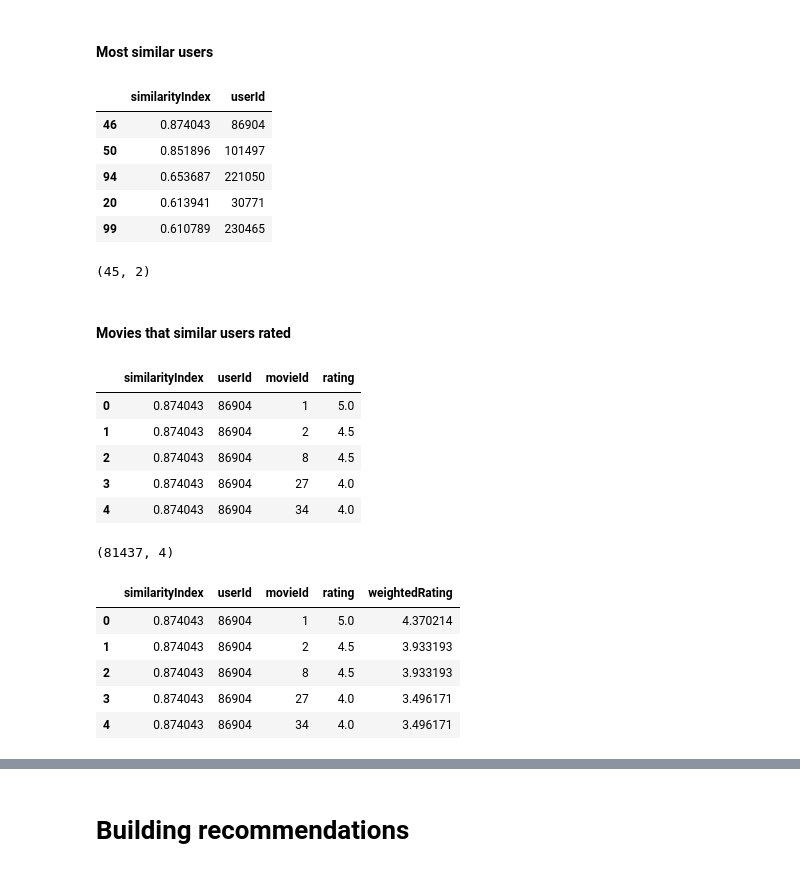
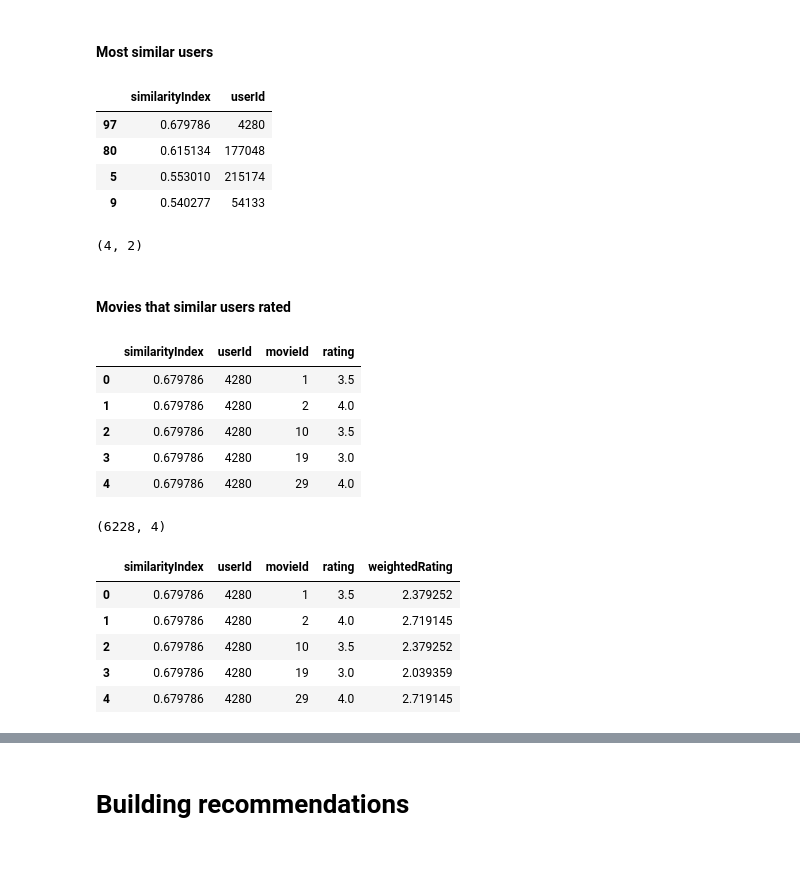
Before and after one commit to Sengoku11/movie_recommendation_system, a Jupyter notebook: recommendation_system.ipynb, the cells around one changed output, grey strips where cells are left out. Cells and saved outputs as stored; diff of their text form; code cells hidden in the pictures.

```diff
--- a/recommendation_system.ipynb
+++ b/recommendation_system.ipynb
@@ -326,19 +342,19 @@ pearson_df.shape
 # %% [markdown]
 #### Most similar users
 # %%
-topUsers = pearson_df[pearson_df.similarityIndex > 0].sort_values(by="similarityIndex", ascending=False)
+# Change similarityIndex filter to get more accurate predictions but less users. But it should be always > 0
+topUsers = pearson_df[pearson_df.similarityIndex > 0.5].sort_values(by="similarityIndex", ascending=False)
 topUsers.head()
 # %% [output]
 |  | similarityIndex | userId |
-| 46 | 0.874043 | 86904 |
-| 50 | 0.851896 | 101497 |
-| 94 | 0.653687 | 221050 |
-| 20 | 0.613941 | 30771 |
-| 99 | 0.610789 | 230465 |
+| 97 | 0.679786 | 4280 |
+| 80 | 0.615134 | 177048 |
+| 5 | 0.553010 | 215174 |
+| 9 | 0.540277 | 54133 |
 # %%
 topUsers.shape
 # %% [output]
-(45, 2)
+(4, 2)
 # %% [markdown]
 #### Movies that similar users rated
 # %%
@@ -346,25 +362,25 @@ topUsersRating = pd.merge(topUsers, ratings, left_on='userId', right_on='userId'
 topUsersRating.head()
 # %% [output]
 |  | similarityIndex | userId | movieId | rating |
-| 0 | 0.874043 | 86904 | 1 | 5.0 |
-| 1 | 0.874043 | 86904 | 2 | 4.5 |
-| 2 | 0.874043 | 86904 | 8 | 4.5 |
-| 3 | 0.874043 | 86904 | 27 | 4.0 |
-| 4 | 0.874043 | 86904 | 34 | 4.0 |
+| 0 | 0.679786 | 4280 | 1 | 3.5 |
+| 1 | 0.679786 | 4280 | 2 | 4.0 |
+| 2 | 0.679786 | 4280 | 10 | 3.5 |
+| 3 | 0.679786 | 4280 | 19 | 3.0 |
+| 4 | 0.679786 | 4280 | 29 | 4.0 |
 # %%
 topUsersRating.shape
 # %% [output]
-(81437, 4)
+(6228, 4)
 # %%
 topUsersRating['weightedRating'] = topUsersRating.similarityIndex * topUsersRating.rating
 topUsersRating.head()
 # %% [output]
 |  | similarityIndex | userId | movieId | rating | weightedRating |
-| 0 | 0.874043 | 86904 | 1 | 5.0 | 4.370214 |
-| 1 | 0.874043 | 86904 | 2 | 4.5 | 3.933193 |
-| 2 | 0.874043 | 86904 | 8 | 4.5 | 3.933193 |
-| 3 | 0.874043 | 86904 | 27 | 4.0 | 3.496171 |
-| 4 | 0.874043 | 86904 | 34 | 4.0 | 3.496171 |
+| 0 | 0.679786 | 4280 | 1 | 3.5 | 2.379252 |
+| 1 | 0.679786 | 4280 | 2 | 4.0 | 2.719145 |
+| 2 | 0.679786 | 4280 | 10 | 3.5 | 2.379252 |
+| 3 | 0.679786 | 4280 | 19 | 3.0 | 2.039359 |
+| 4 | 0.679786 | 4280 | 29 | 4.0 | 2.719145 |
 # %%
 topUsersRating = topUsersRating.groupby('movieId').sum()
 topUsersRating = topUsersRating[['similarityIndex', 'weightedRating']]
```
Also changed, not shown: parts of 11 cells of this notebook.
